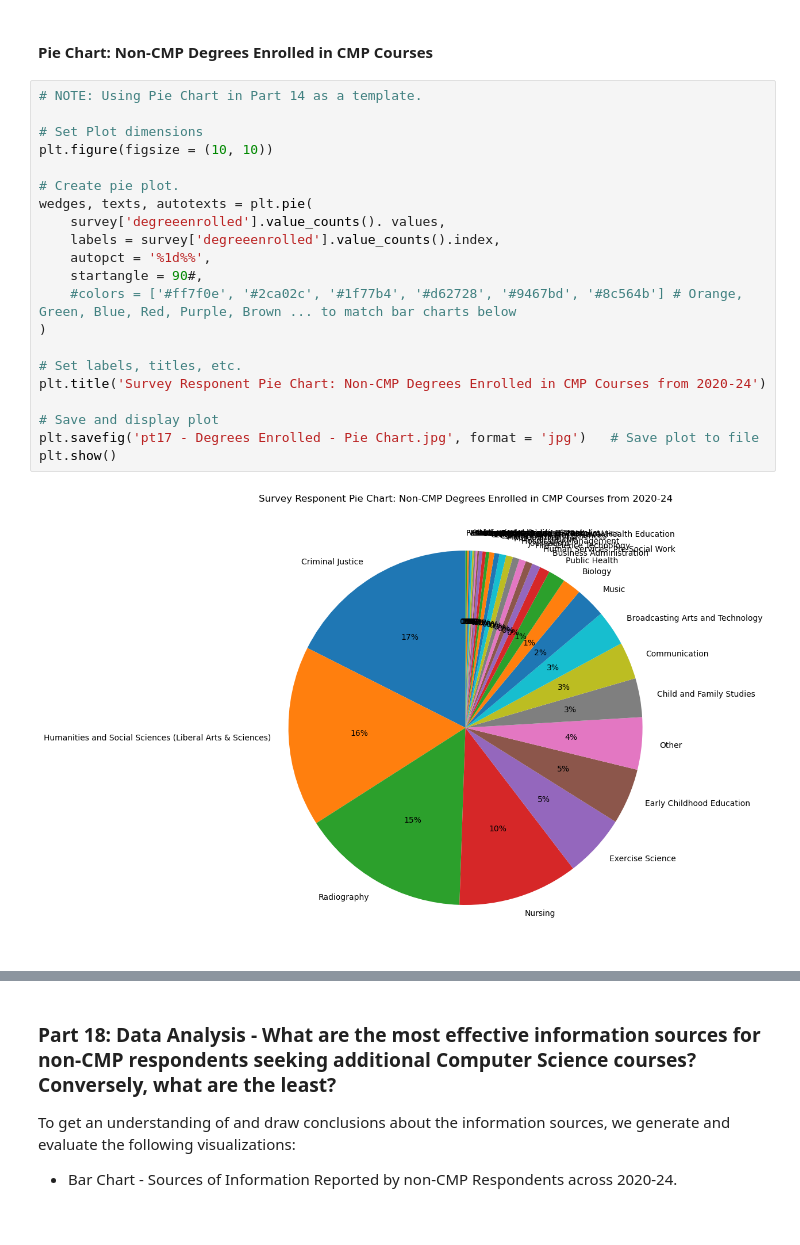
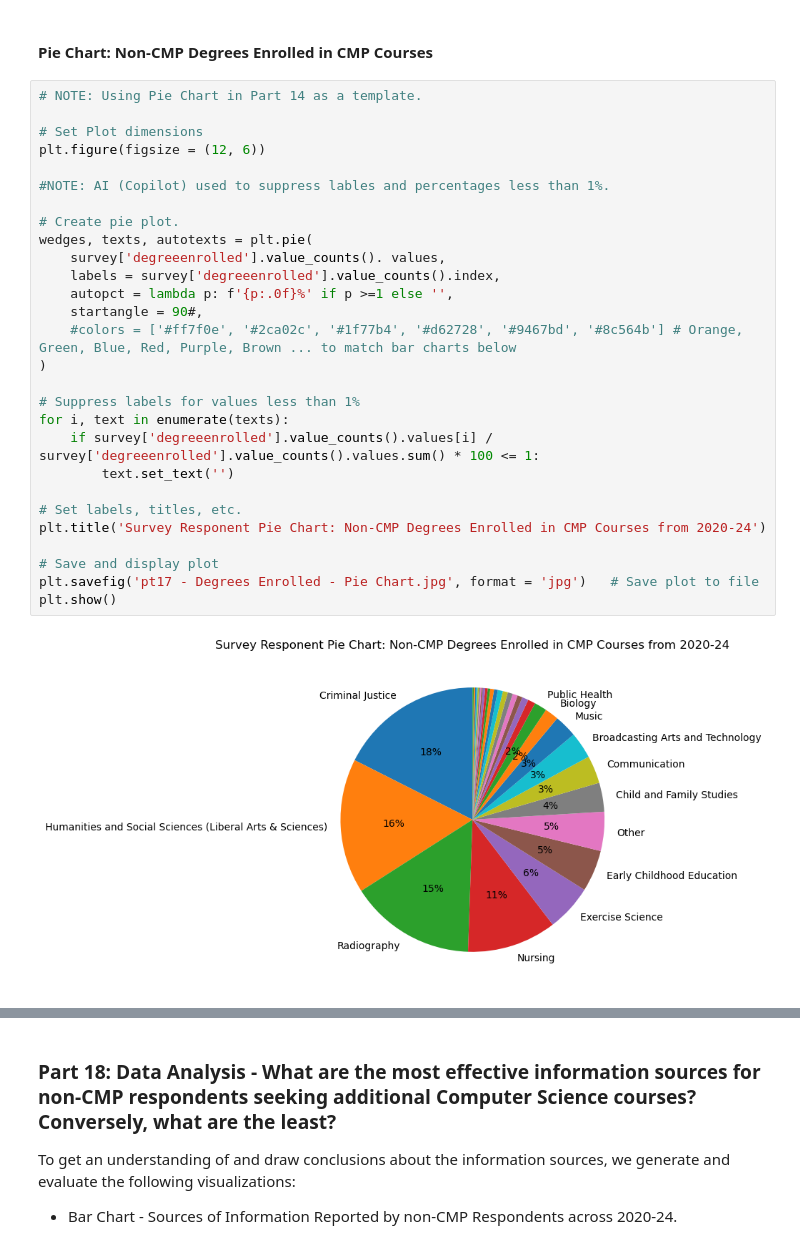
Before and after one commit to FredWagon/Project-1---College-Recruitment-Improvement-Study, a Jupyter notebook: survey.ipynb, the cells around one changed output, grey strips where cells are left out. Drawn from its saved outputs; the diff is of its cells as text; blank space fills up the shorter version.

```diff
--- a/survey.ipynb
+++ b/survey.ipynb
@@ -2119,26 +2122,33 @@ plt.show()
 # %%
 # NOTE: Using Pie Chart in Part 14 as a template.
 
 # Set Plot dimensions
-plt.figure(figsize = (10, 10))
+plt.figure(figsize = (12, 6))
+
+#NOTE: AI (Copilot) used to suppress lables and percentages less than 1%.
 
 # Create pie plot.
 wedges, texts, autotexts = plt.pie(
     survey['degreeenrolled'].value_counts(). values,
     labels = survey['degreeenrolled'].value_counts().index,
-    autopct = '%1d%%',
+    autopct = lambda p: f'{p:.0f}%' if p >=1 else '',
     startangle = 90#,
     #colors = ['#ff7f0e', '#2ca02c', '#1f77b4', '#d62728', '#9467bd', '#8c564b'] # Orange, Green, Blue, Red, Purple, Brown ... to match bar charts below
 )
+
+# Suppress labels for values less than 1%
+for i, text in enumerate(texts):
+    if survey['degreeenrolled'].value_counts().values[i] / survey['degreeenrolled'].value_counts().values.sum() * 100 <= 1:
+        text.set_text('')
 
 # Set labels, titles, etc.
 plt.title('Survey Responent Pie Chart: Non-CMP Degrees Enrolled in CMP Courses from 2020-24')
 
 # Save and display plot
 plt.savefig('pt17 - Degrees Enrolled - Pie Chart.jpg', format = 'jpg')   # Save plot to file
 plt.show()
 # %% [output]
-[figure, old version]
+[figure, new version]
 # %% [markdown]
 #### Conclusions from Part 17: Data Analysis - What non-CMP degree/programs have the highest occurrences of respondents taking a Computer Literacy Course? Conversely, what are the least?
 * Non-CMP enrolled survey respondents reported being enrolled in the following TOP 5 Degrees between 2020 & 2024:
```
Also changed, not shown: parts of 20 cells of this notebook.
